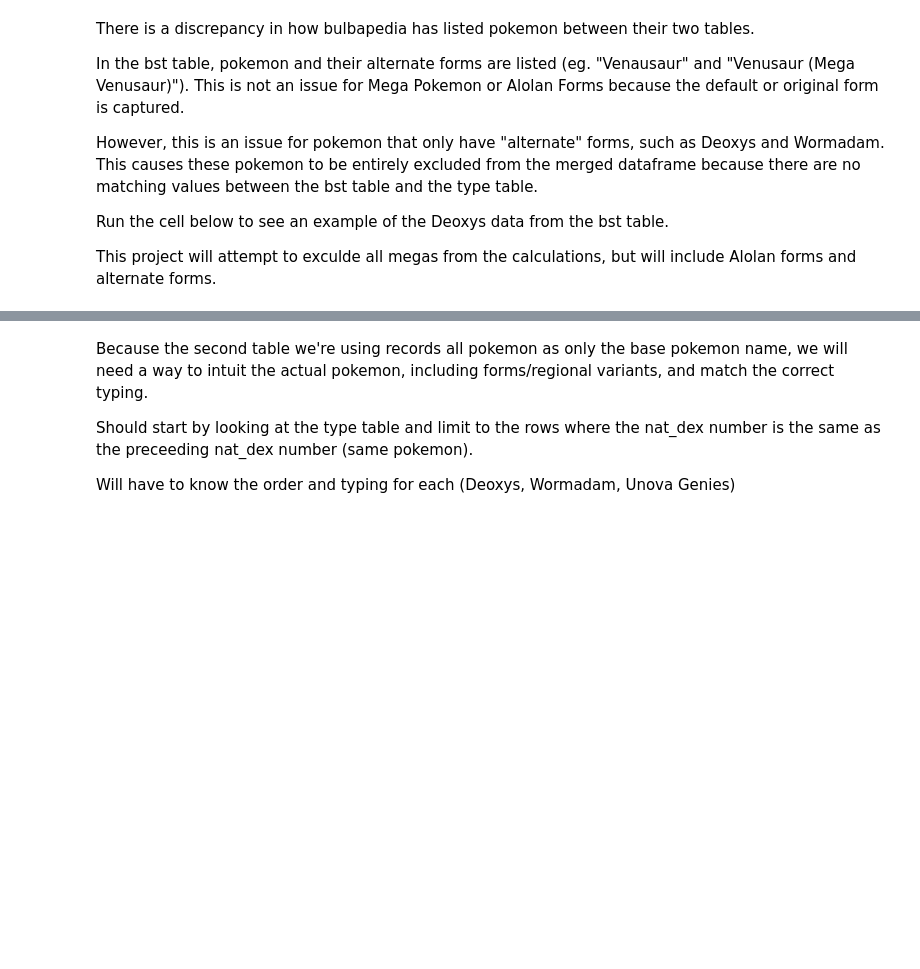
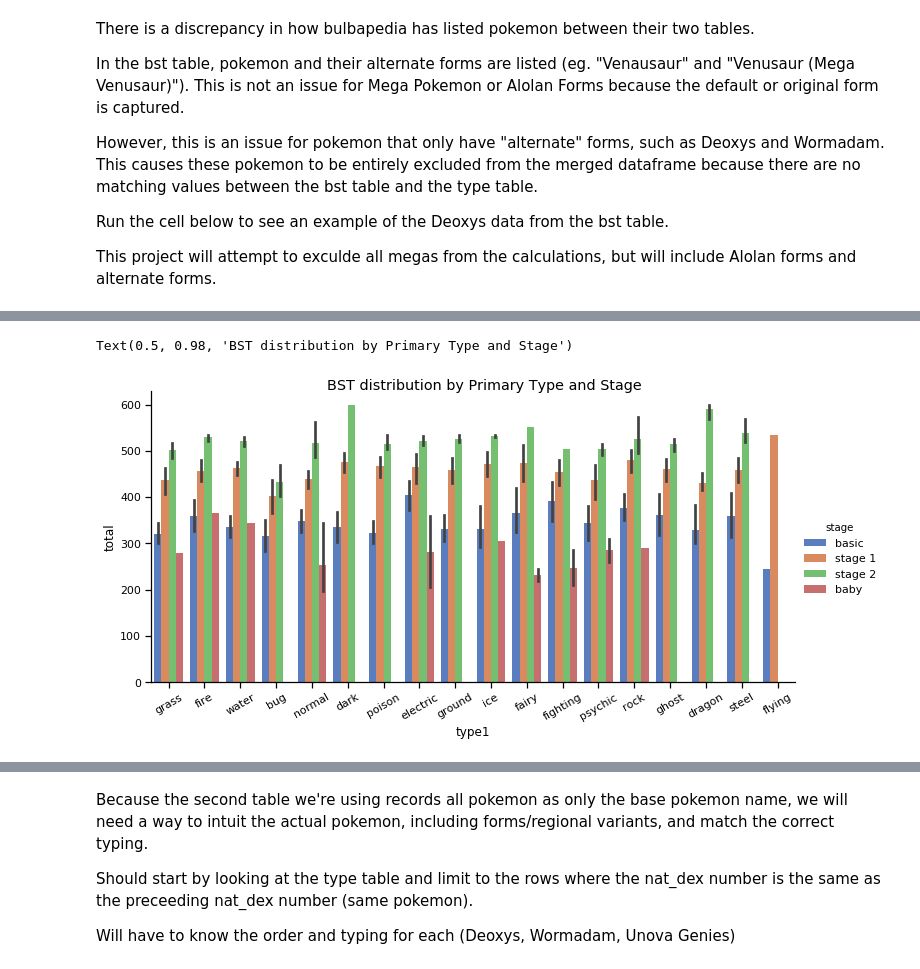
Before and after one commit to nmanhanke/pkmn-bst-data, a Jupyter notebook: Pokemon Stat Predictor 2.ipynb, the cells around one changed output, grey strips where cells are left out. Drawn from its saved outputs; the diff is of its cells as text; code cells hidden in the pictures; blank space fills up the shorter version.

```diff
--- a/Pokemon Stat Predictor 2.ipynb
+++ b/Pokemon Stat Predictor 2.ipynb
@@ -117,0 +549,3 @@ pkmn_bst_df[55:65].isin({'Pokémon':[]})
+# %%
+#remove redundant columns
+pkmn_charting_df_final = pkmn_charting_df_final.drop(columns = ['dex #', 'bulb_index', 'nat_dex'])
@@ -117,0 +580,13 @@ pkmn_bst_df[55:65].isin({'Pokémon':[]})
+# %%
+bst_by_evo_stage_df = pkmn_charting_df_final.drop(columns = ['hp', 'attack', 'defense', 'sp. attack', 'sp. defense', 'speed', 'average'])
+# %%
+bst_by_evo_stage_df.total = bst_by_evo_stage_df.total.astype('int64')
+# %%
+sns.set_context('notebook')
+# %%
+ax2 = sns.catplot(x = 'type1', y = 'total', hue = 'stage', data = bst_by_evo_stage_df, kind = 'bar', palette = 'muted', height = 5, aspect = 2)
+ax2.set_xticklabels(rotation = 30)
+ax2.fig.suptitle('BST distribution by Primary Type and Stage')
+# %% [output]
+Text(0.5, 0.98, 'BST distribution by Primary Type and Stage')
+[figure, added]
```
Also changed, not shown: parts of 121 cells of this notebook.
